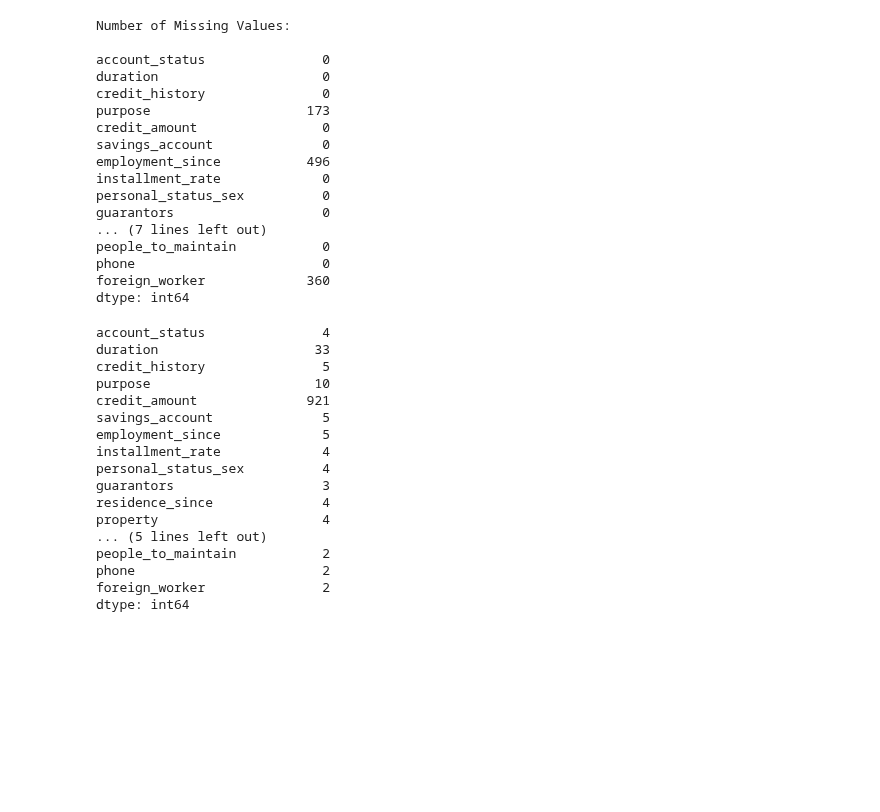
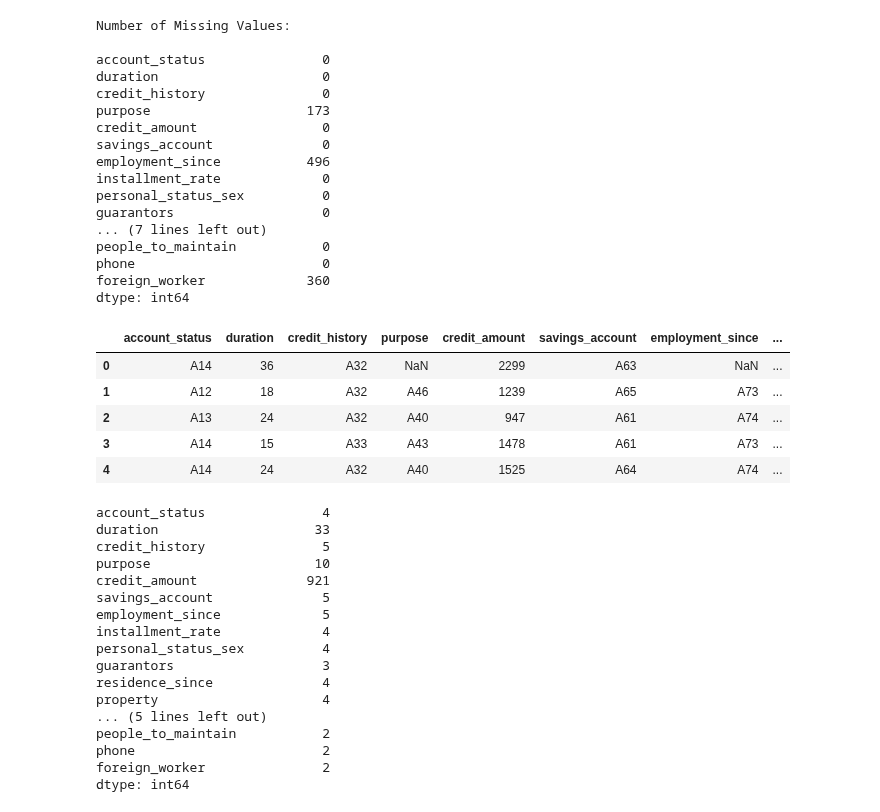
Before and after one commit to alyonavyshnevska/intelligent_data_analysis, a Jupyter notebook: Final_Project/FinalProject.ipynb, the cells around one changed output. Saved outputs shown, nothing was run; the diff lists cells and outputs as text; code cells hidden in the pictures; blank space fills up the shorter version.

```diff
--- a/Final_Project/FinalProject.ipynb
+++ b/Final_Project/FinalProject.ipynb
@@ -73,6 +77,15 @@ people_to_maintain           0
 phone                        0
 foreign_worker             360
 dtype: int64
+# %%
+df.head()
+# %% [output]
+|  | account_status | duration | credit_history | purpose | credit_amount | savings_account | employment_since | ... |
+| 0 | A14 | 36 | A32 | NaN | 2299 | A63 | NaN | ... |
+| 1 | A12 | 18 | A32 | A46 | 1239 | A65 | A73 | ... |
+| 2 | A13 | 24 | A32 | A40 | 947 | A61 | A74 | ... |
+| 3 | A14 | 15 | A33 | A43 | 1478 | A61 | A73 | ... |
+| 4 | A14 | 24 | A32 | A40 | 1525 | A64 | A74 | ... |
 # %%
 # Show how many unique values we have: useful for one-hot encoding
 df.nunique()
```
Also changed, not shown: parts of 10 cells of this notebook.
